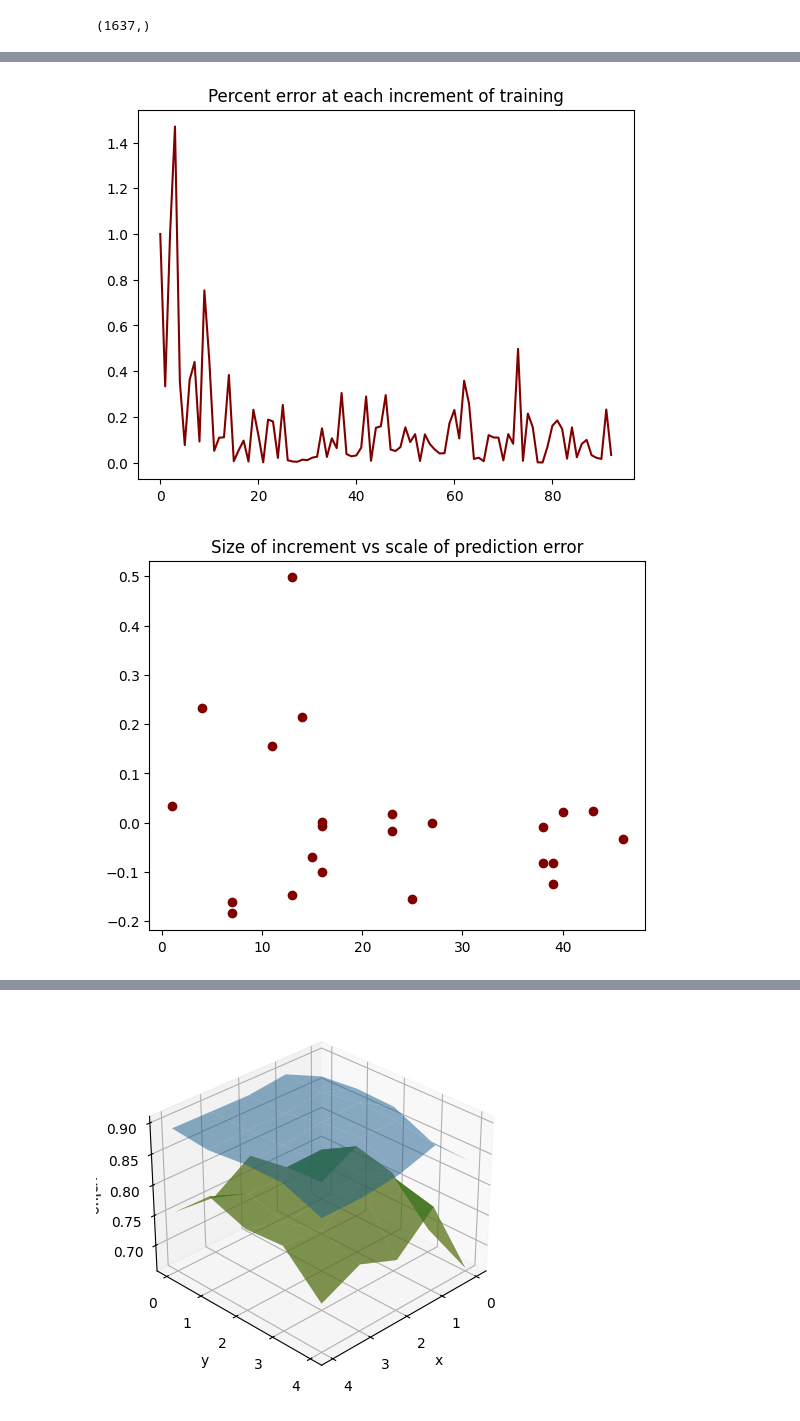
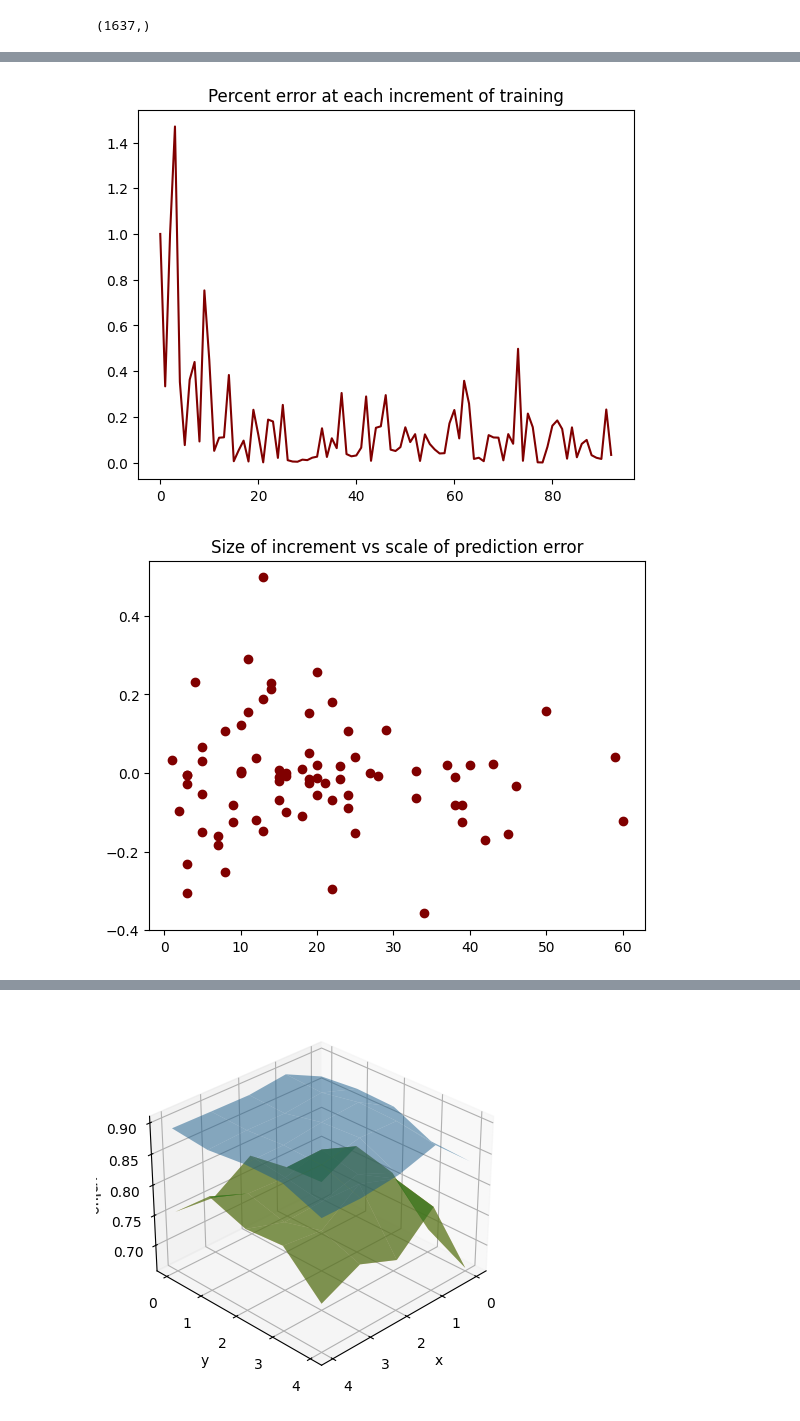
Before and after one commit to Jairik/Chick-Counting, a Jupyter notebook: rgb/mm_tp.ipynb, the cells around one changed output, grey strips where cells are left out. Drawn from its saved outputs; the diff is of its cells as text; code cells hidden in the pictures.

```diff
--- a/rgb/mm_tp.ipynb
+++ b/rgb/mm_tp.ipynb
@@ -1127,24 +1127,24 @@ event_L = [1637, 1681, 1733, 1813, 1966, 2380]
 # %%
 import matplotlib.pyplot as plt
 
 errs = inc_pred - inc_true
 yhat_perf = abs(errs/(inc_true))
 
 yhat_perf_ln = (np.log(abs(errs)) - np.log(inc_true))
 
 plt.plot(inc_true, color='maroon')
 plt.title('True count per increment')
 plt.show()
 plt.plot(yhat_perf, color='maroon')
 plt.title('Percent error at each increment of training')
 plt.show()
-plt.scatter(inc_true[70:], (inc_pred[70:]/inc_true[70:])-1, color='maroon')
+plt.scatter(inc_true[15:], (inc_pred[15:]/inc_true[15:])-1, color='maroon')
 plt.title('Size of increment vs scale of prediction error')
 plt.show()
 # %% [output]
 [figure]
 [figure]
-[figure, old version]
+[figure, new version]
 # %%
 import numpy as np
 from scipy.optimize import curve_fit
```
Also changed, not shown: parts of 2 cells of this notebook, 1 other file.
